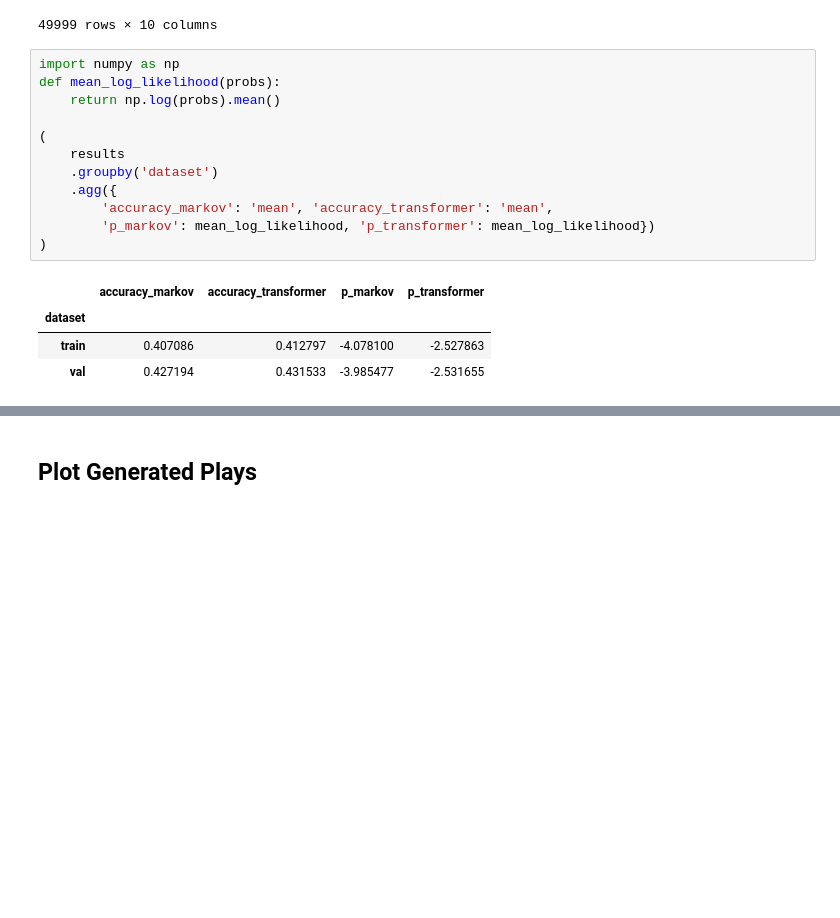
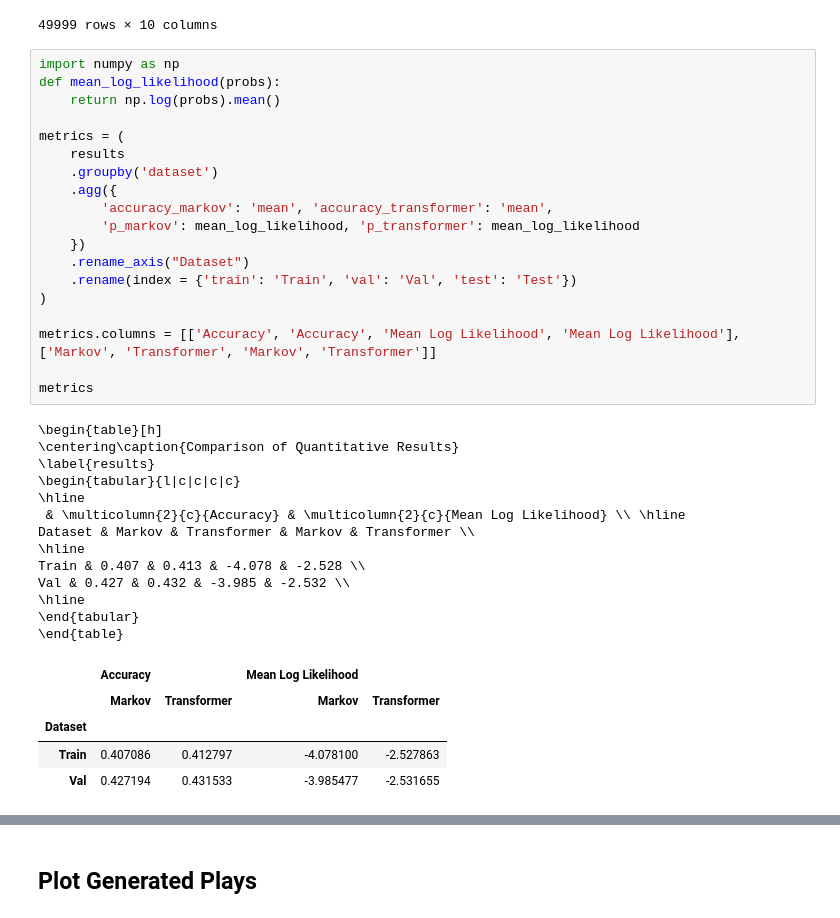
Before and after one commit to danielhocevar/Foundation-Model-for-Soccer, a Jupyter notebook: eval.ipynb, the cells around one changed output, grey strips where cells are left out. Drawn from its saved outputs; the diff is of its cells as text; blank space fills up the shorter version.

Commit message:
Produce latex table

```diff
--- a/eval.ipynb
+++ b/eval.ipynb
@@ -146,17 +146,38 @@ results
 # %%
 import numpy as np
 def mean_log_likelihood(probs):
     return np.log(probs).mean()
 
-(
+metrics = (
     results
     .groupby('dataset')
     .agg({
         'accuracy_markov': 'mean', 'accuracy_transformer': 'mean',
-        'p_markov': mean_log_likelihood, 'p_transformer': mean_log_likelihood})
+        'p_markov': mean_log_likelihood, 'p_transformer': mean_log_likelihood
+    })
+    .rename_axis("Dataset")
+    .rename(index = {'train': 'Train', 'val': 'Val', 'test': 'Test'})
 )
+
+metrics.columns = [['Accuracy', 'Accuracy', 'Mean Log Likelihood', 'Mean Log Likelihood'], ['Markov', 'Transformer', 'Markov', 'Transformer']]
+
+metrics
 # %% [output]
+\begin{table}[h]
+\centering\caption{Comparison of Quantitative Results}
+\label{results}
+\begin{tabular}{l|c|c|c|c}
+\hline
+ & \multicolumn{2}{c}{Accuracy} & \multicolumn{2}{c}{Mean Log Likelihood} \\ \hline
+Dataset & Markov & Transformer & Markov & Transformer \\
+\hline
+Train & 0.407 & 0.413 & -4.078 & -2.528 \\
+Val & 0.427 & 0.432 & -3.985 & -2.532 \\
+\hline
+\end{tabular}
+\end{table}
-|  | accuracy_markov | accuracy_transformer | p_markov | p_transformer |
-| dataset |  |  |  |  |
-| train | 0.407086 | 0.412797 | -4.078100 | -2.527863 |
-| val | 0.427194 | 0.431533 | -3.985477 | -2.531655 |
+|  | Accuracy |  | Mean Log Likelihood |  |
+|  | Markov | Transformer | Markov | Transformer |
+| Dataset |  |  |  |  |
+| Train | 0.407086 | 0.412797 | -4.078100 | -2.527863 |
+| Val | 0.427194 | 0.431533 | -3.985477 | -2.531655 |
```
Also changed, not shown: parts of 5 cells of this notebook.
